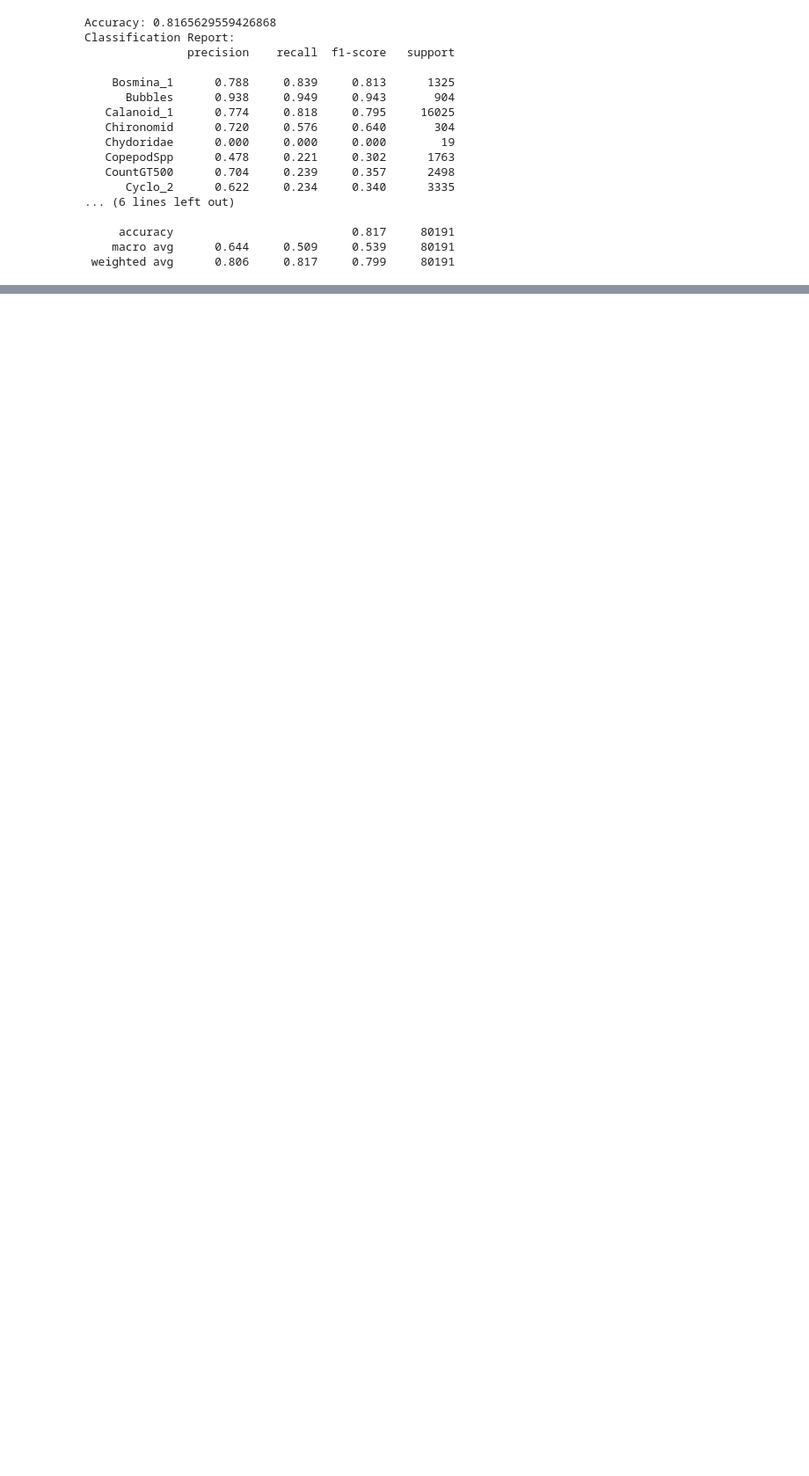
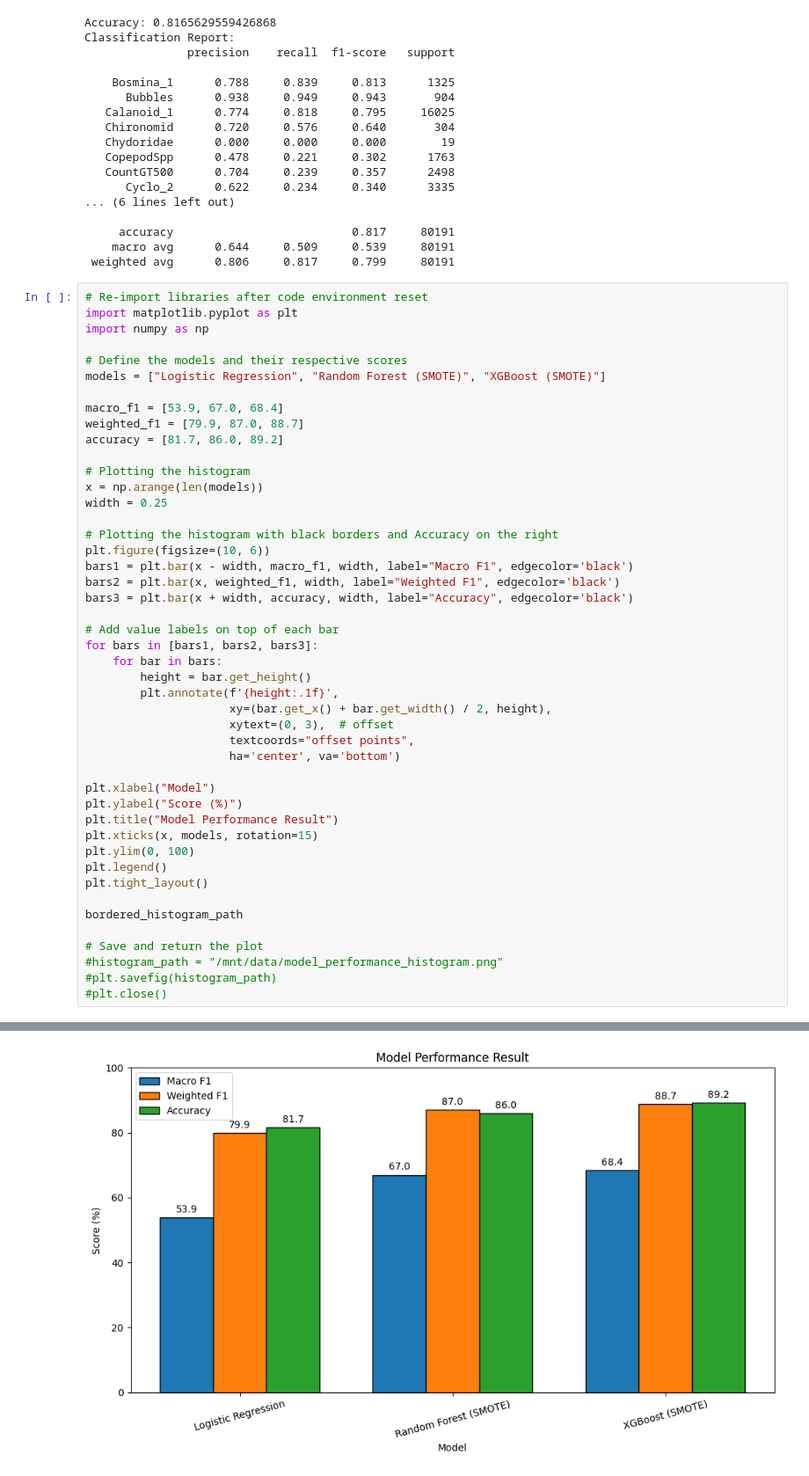
Before and after one commit to DaihaoWu/STA2453, a Jupyter notebook: Modelling/Logistic_Regression_PCA.ipynb, the cells around one changed output, grey strips where cells are left out. Shown: that part at 88% size. Saved outputs shown, nothing was run; the diff lists cells and outputs as text; blank space fills up the shorter version.

```diff
--- a/Modelling/Logistic_Regression_PCA.ipynb
+++ b/Modelling/Logistic_Regression_PCA.ipynb
@@ -274,3 +274,50 @@ Classification Report:
      accuracy                          0.817     80191
     macro avg      0.644     0.509     0.539     80191
  weighted avg      0.806     0.817     0.799     80191
+# %%
+# Re-import libraries after code environment reset
+import matplotlib.pyplot as plt
+import numpy as np
+
+# Define the models and their respective scores
+models = ["Logistic Regression", "Random Forest (SMOTE)", "XGBoost (SMOTE)"]
+
+macro_f1 = [53.9, 67.0, 68.4]
+weighted_f1 = [79.9, 87.0, 88.7]
+accuracy = [81.7, 86.0, 89.2]
+
+# Plotting the histogram
+x = np.arange(len(models))
+width = 0.25
+
+# Plotting the histogram with black borders and Accuracy on the right
+plt.figure(figsize=(10, 6))
+bars1 = plt.bar(x - width, macro_f1, width, label="Macro F1", edgecolor='black')
+bars2 = plt.bar(x, weighted_f1, width, label="Weighted F1", edgecolor='black')
+bars3 = plt.bar(x + width, accuracy, width, label="Accuracy", edgecolor='black')
+
+# Add value labels on top of each bar
+for bars in [bars1, bars2, bars3]:
+    for bar in bars:
+        height = bar.get_height()
+        plt.annotate(f'{height:.1f}',
+                     xy=(bar.get_x() + bar.get_width() / 2, height),
+                     xytext=(0, 3),  # offset
+                     textcoords="offset points",
+                     ha='center', va='bottom')
+
+plt.xlabel("Model")
+plt.ylabel("Score (%)")
+plt.title("Model Performance Result")
+plt.xticks(x, models, rotation=15)
+plt.ylim(0, 100)
+plt.legend()
+plt.tight_layout()
+
+bordered_histogram_path
+
+# Save and return the plot
+#histogram_path = "/mnt/data/model_performance_histogram.png"
+#plt.savefig(histogram_path)
+#plt.close()
+# %% [output]
@@ -276,0 +325 @@ Classification Report:
+[figure, added]
```
Also changed, not shown: parts of 1 cell of this notebook, 8 other files.
